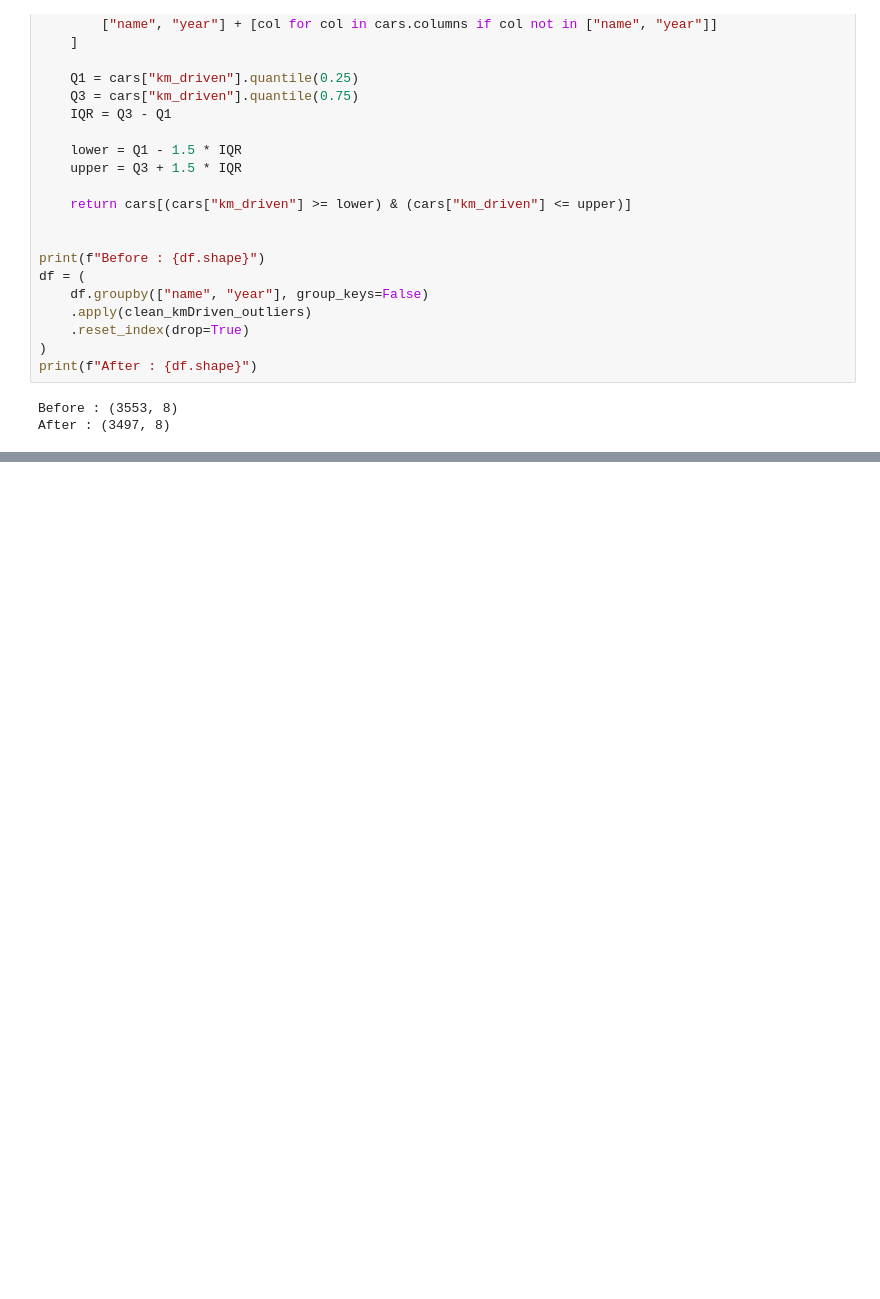
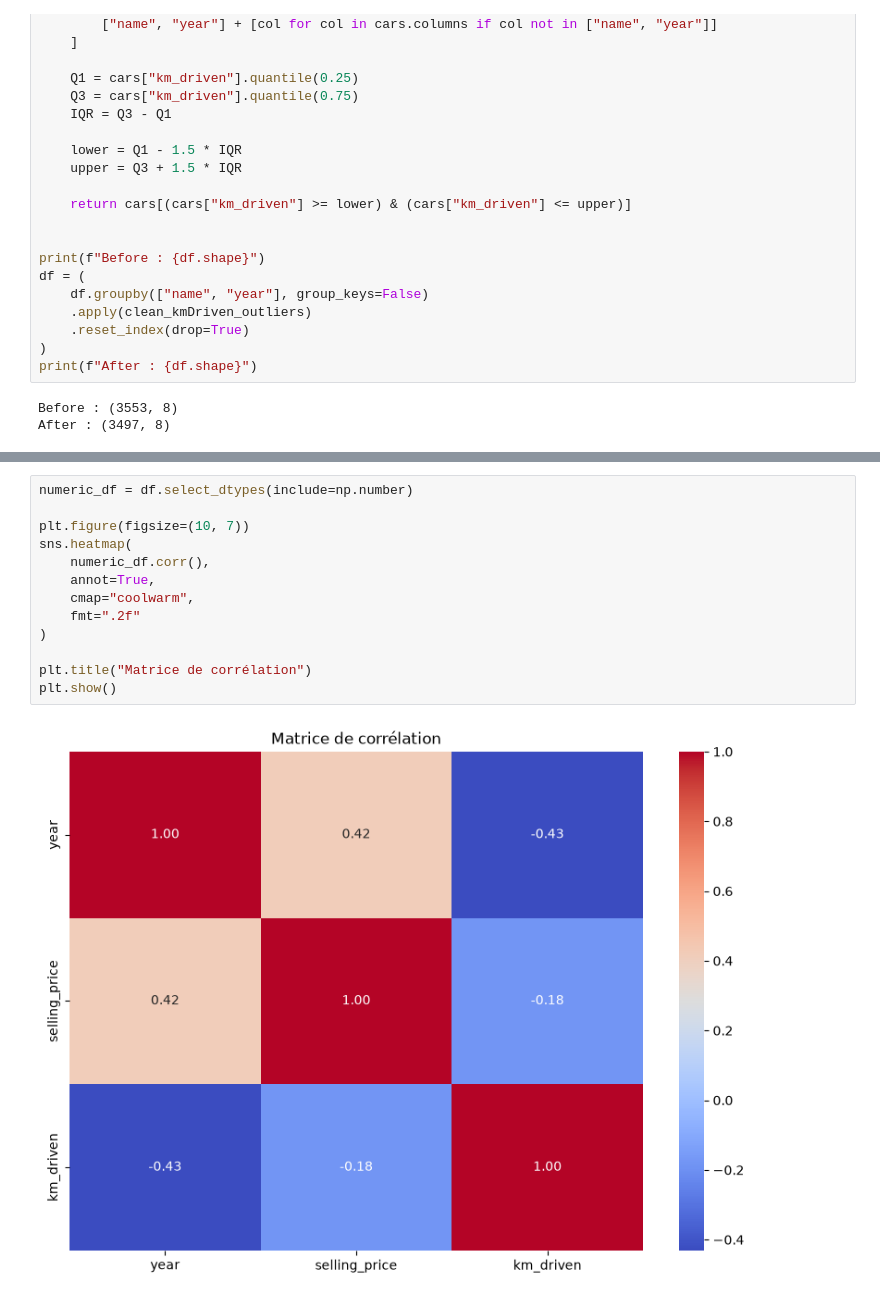
Before and after one commit to yakhlafhoussam/Car-Price-Predictor, a Jupyter notebook: notebooks/exploration.ipynb, the cells around one changed output, grey strips where cells are left out. Cells and saved outputs as stored; diff of their text form; blank space fills up the shorter version.

```diff
--- a/notebooks/exploration.ipynb
+++ b/notebooks/exploration.ipynb
@@ -537,0 +542,15 @@ After : (3497, 8)
+# %%
+numeric_df = df.select_dtypes(include=np.number)
+
+plt.figure(figsize=(10, 7))
+sns.heatmap(
+    numeric_df.corr(),
+    annot=True,
+    cmap="coolwarm",
+    fmt=".2f"
+)
+
+plt.title("Matrice de corrélation")
+plt.show()
+# %% [output]
+[figure, added]
```
Also changed, not shown: parts of 1 cell of this notebook.
